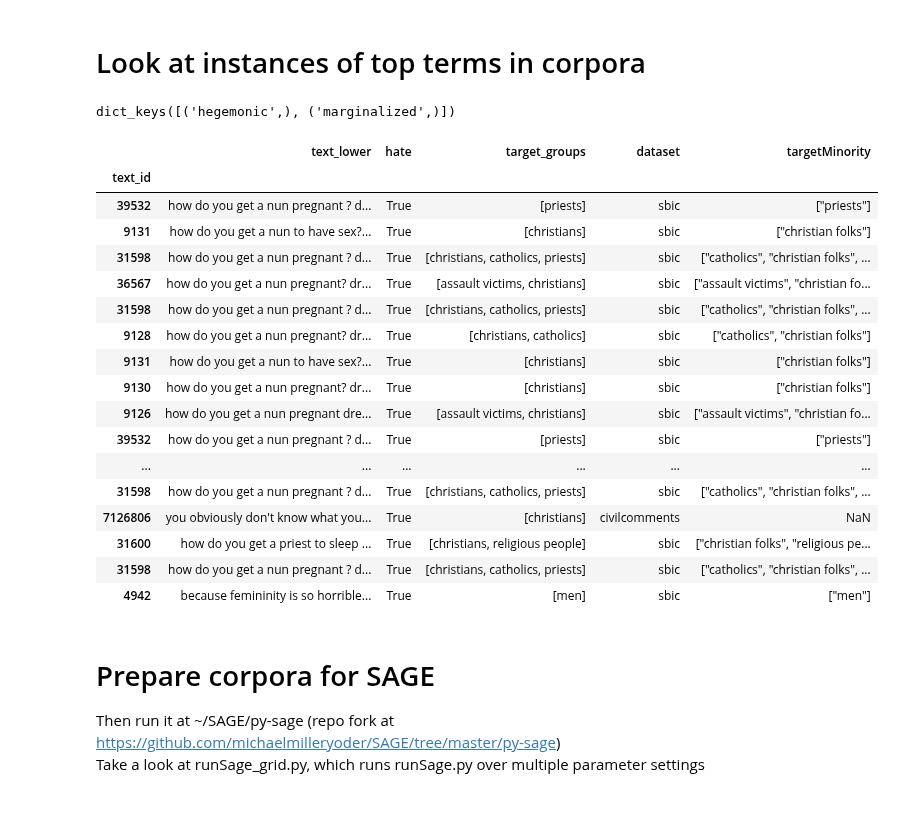
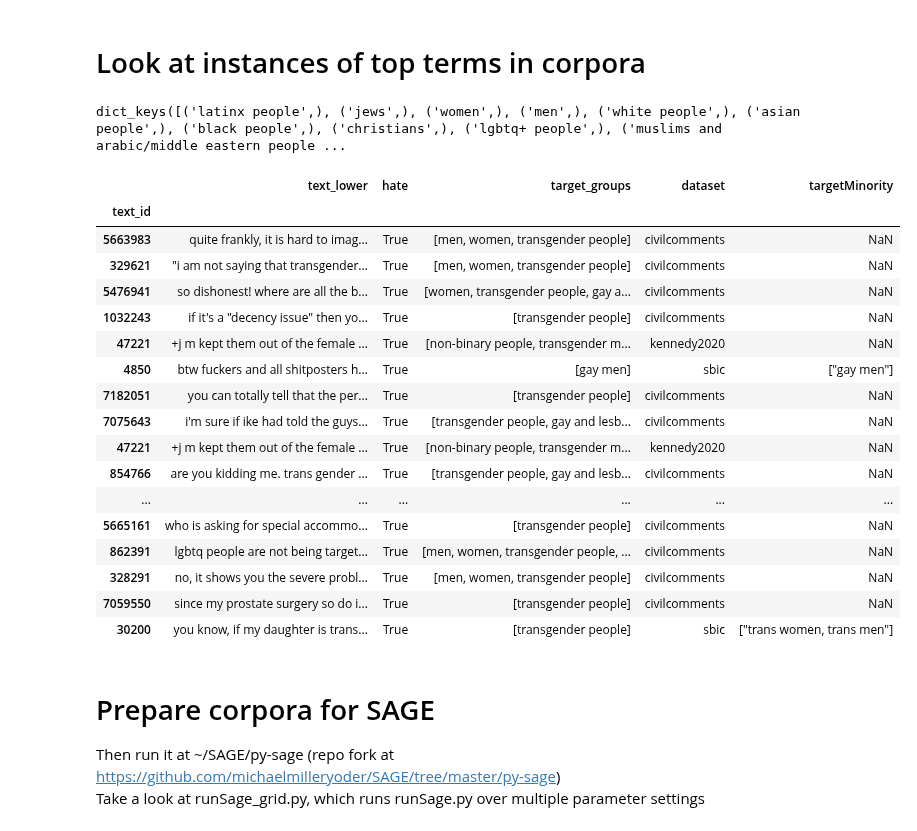
Before and after one commit to michaelmilleryoder/hate_speech_identities, a Jupyter notebook: jupyter/word_associations.ipynb, the cells around one changed output. Cells and saved outputs as stored; diff of their text form; code cells hidden in the pictures.

```diff
--- a/jupyter/word_associations.ipynb
+++ b/jupyter/word_associations.ipynb
@@ -7,43 +7,43 @@ import os
 
 data_dirpath = '/home/mamille3/hegemonic_hate/data'
 # splits_fpath = os.path.join(data_dirpath, 'combined_identity_splits_kennedy2020+sbic+hatexplain+civilcomments_0.3hate.pkl')
-split_type = 'power'
+split_type = 'identities'
 splits_fpath = os.path.join(data_dirpath, f'combined_{split_type}_kennedy2020+sbic+hatexplain+civilcomments_0.3hate.pkl')
 with open(splits_fpath, 'rb') as f:
     corpora = pickle.load(f)
 
 corpora.keys()
 # %% [output]
-dict_keys([('hegemonic',), ('marginalized',)])
+dict_keys([('latinx people',), ('jews',), ('women',), ('men',), ('white people',), ('asian people',), ('black people',), ('christians',), ('lgbtq+ people',), ('muslims and arabic/middle eastern people ...
 # %%
 import pandas as pd
 pd.set_option('display.max_colwidth', None)
 
-split = ('hegemonic',)
-term = 'dress'
+split = ('lgbtq+ people',)
+term = 'bathroom'
 data = corpora[split]['all'].query('hate').copy()
 data['text_lower'] = data.text.str.lower()
 selected = data[data.text_lower.str.contains(r'\b{}\b'.format(term))]
 selected.sample(min(len(selected), 20)).loc[:, ['text_lower', 'hate', 'target_groups', 'dataset', 'targetMinority']]
 # %% [output]
 |  | text_lower | hate | target_groups | dataset | targetMinority |
 | text_id |  |  |  |  |  |
-| 39532 | how do you get a nun pregnant ? d... | True | [priests] | sbic | ["priests"] |
-| 9131 | how do you get a nun to have sex?... | True | [christians] | sbic | ["christian folks"] |
-| 31598 | how do you get a nun pregnant ? d... | True | [christians, catholics, priests] | sbic | ["catholics", "christian folks", ... |
-| 36567 | how do you get a nun pregnant? dr... | True | [assault victims, christians] | sbic | ["assault victims", "christian fo... |
-| 31598 | how do you get a nun pregnant ? d... | True | [christians, catholics, priests] | sbic | ["catholics", "christian folks", ... |
-| 9128 | how do you get a nun pregnant? dr... | True | [christians, catholics] | sbic | ["catholics", "christian folks"] |
-| 9131 | how do you get a nun to have sex?... | True | [christians] | sbic | ["christian folks"] |
-| 9130 | how do you get a nun pregnant? dr... | True | [christians] | sbic | ["christian folks"] |
-| 9126 | how do you get a nun pregnant dre... | True | [assault victims, christians] | sbic | ["assault victims", "christian fo... |
-| 39532 | how do you get a nun pregnant ? d... | True | [priests] | sbic | ["priests"] |
+| 5663983 | quite frankly, it is hard to imag... | True | [men, women, transgender people] | civilcomments | NaN |
+| 329621 | "i am not saying that transgender... | True | [men, women, transgender people] | civilcomments | NaN |
+| 5476941 | so dishonest! where are all the b... | True | [women, transgender people, gay a... | civilcomments | NaN |
+| 1032243 | if it's a "decency issue" then yo... | True | [transgender people] | civilcomments | NaN |
+| 47221 | +j m kept them out of the female ... | True | [non-binary people, transgender m... | kennedy2020 | NaN |
+| 4850 | btw fuckers and all shitposters h... | True | [gay men] | sbic | ["gay men"] |
+| 7182051 | you can totally tell that the per... | True | [transgender people] | civilcomments | NaN |
+| 7075643 | i'm sure if ike had told the guys... | True | [transgender people, gay and lesb... | civilcomments | NaN |
+| 47221 | +j m kept them out of the female ... | True | [non-binary people, transgender m... | kennedy2020 | NaN |
+| 854766 | are you kidding me. trans gender ... | True | [transgender people, gay and lesb... | civilcomments | NaN |
 | ... | ... | ... | ... | ... | ... |
-| 31598 | how do you get a nun pregnant ? d... | True | [christians, catholics, priests] | sbic | ["catholics", "christian folks", ... |
-| 7126806 | you obviously don't know what you... | True | [christians] | civilcomments | NaN |
-| 31600 | how do you get a priest to sleep ... | True | [christians, religious people] | sbic | ["christian folks", "religious pe... |
-| 31598 | how do you get a nun pregnant ? d... | True | [christians, catholics, priests] | sbic | ["catholics", "christian folks", ... |
-| 4942 | because femininity is so horrible... | True | [men] | sbic | ["men"] |
+| 5665161 | who is asking for special accommo... | True | [transgender people] | civilcomments | NaN |
+| 862391 | lgbtq people are not being target... | True | [men, women, transgender people, ... | civilcomments | NaN |
+| 328291 | no, it shows you the severe probl... | True | [men, women, transgender people] | civilcomments | NaN |
+| 7059550 | since my prostate surgery so do i... | True | [transgender people] | civilcomments | NaN |
+| 30200 | you know, if my daughter is trans... | True | [transgender people] | sbic | ["trans women, trans men"] |
 # %% [markdown]
 # Prepare corpora for SAGE
 Then run it at ~/SAGE/py-sage (repo fork at https://github.com/michaelmilleryoder/SAGE/tree/master/py-sage)
```
